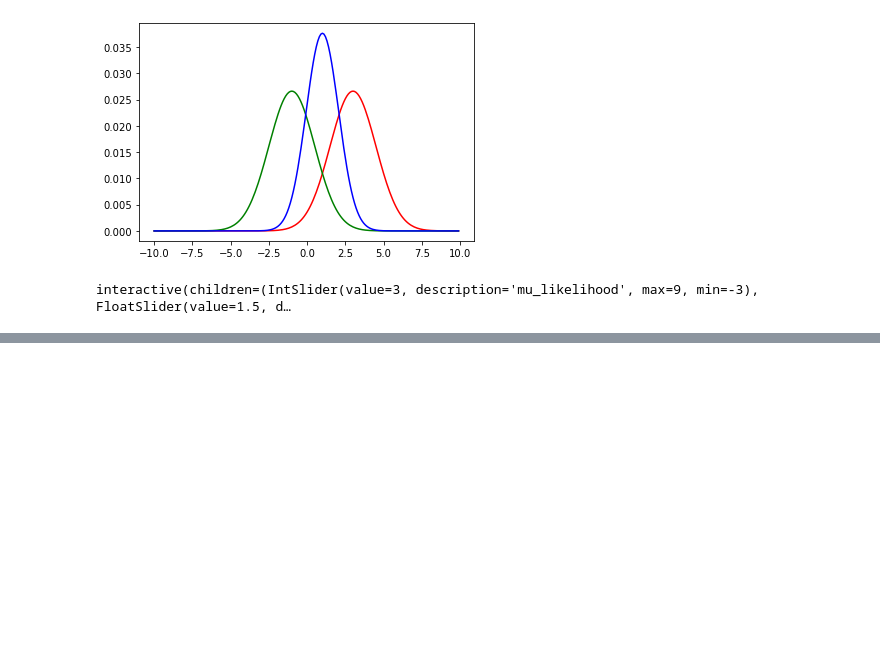
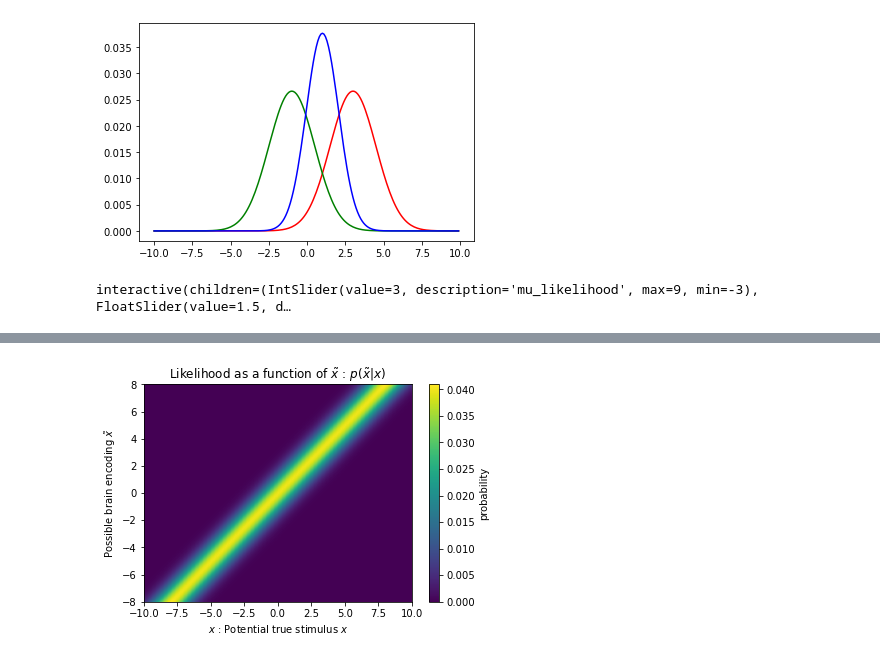
Before and after one commit to Lara-Mazy/Modelling_project1, a Jupyter notebook: TP2.ipynb, the cells around one changed output, grey strips where cells are left out. Cells and saved outputs as stored; diff of their text form; code cells hidden in the pictures; blank space fills up the shorter version.

```diff
--- a/TP2.ipynb
+++ b/TP2.ipynb
@@ -144,0 +254,23 @@ Using these results, try to predict the posterior mean for the combination of a
+# %%
+x = np.arange(-10, 10, 0.1)
+hypothetical_stim = np.linspace(-8, 8, 1000)
+
+def compute_likelihood_array(x_points, stim_array, sigma=1.):
+
+    # initializing likelihood_array
+    likelihood_array = np.zeros((len(stim_array), len(x_points)))
+
+    # looping over stimulus array
+    for i in range(len(stim_array)):
+        likelihood_array[i, :] = my_gaussian(x_points, stim_array[i], sigma)
+
+    return likelihood_array
+
+likelihood_array = compute_likelihood_array(x, hypothetical_stim)
+
+plot_myarray(likelihood_array,
+              '$x$ : Potential true stimulus $x$',
+              'Possible brain encoding $\~x$',
+              'Likelihood as a function of $\~x$ : $p(\~x | x)$')
+# %% [output]
+[figure, added]
```
Also changed, not shown: parts of 15 cells of this notebook.
